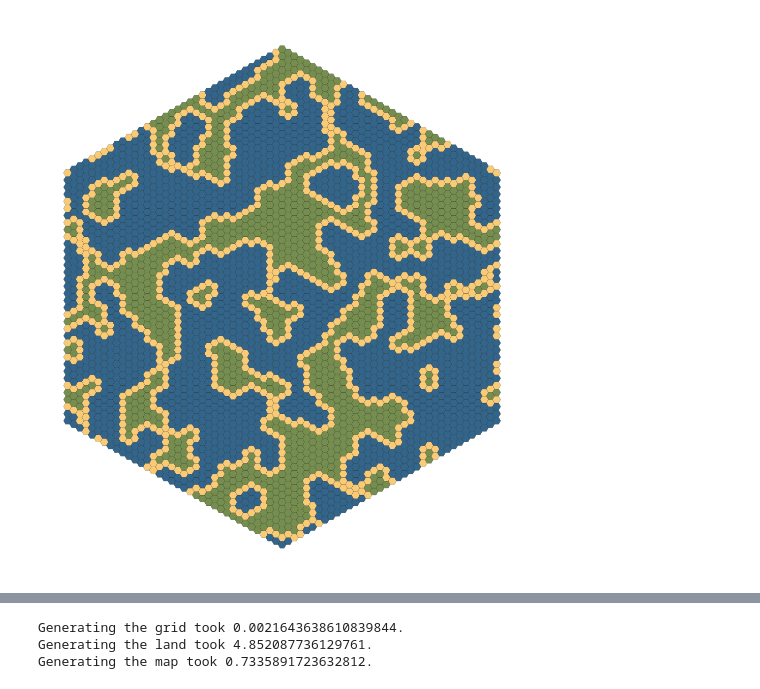
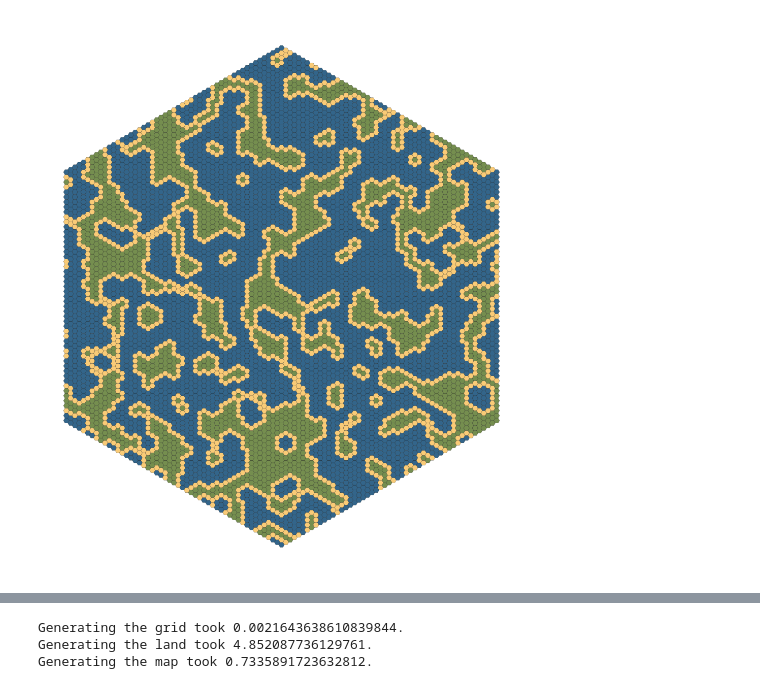
Before and after one commit to SoyBison/computational_rupahistory, a Jupyter notebook: breadboard.ipynb, the cells around one changed output, grey strips where cells are left out. Saved outputs shown, nothing was run; the diff lists cells and outputs as text; code cells hidden in the pictures.

```diff
--- a/breadboard.ipynb
+++ b/breadboard.ipynb
@@ -17,14 +17,14 @@ import time
 reload(p);
 # %%
 tic = time.time()
-grid = p.Grid(35)
+grid = p.Grid(50)
 toc1 = time.time()
-grid.land_and_water(land_coef=.5)
+grid.land_and_water(land_coef=.50)
 toc2 = time.time()
 p.draw_map(grid)
 toc3 = time.time()
 # %% [output]
-[figure, old version]
+[figure, new version]
 # %%
 print(f'Generating the grid took {toc1 - tic}.')
 print(f'Generating the land took {toc2 - toc1}.')
```
Also changed, not shown: parts of 8 cells of this notebook, 1 other file.
